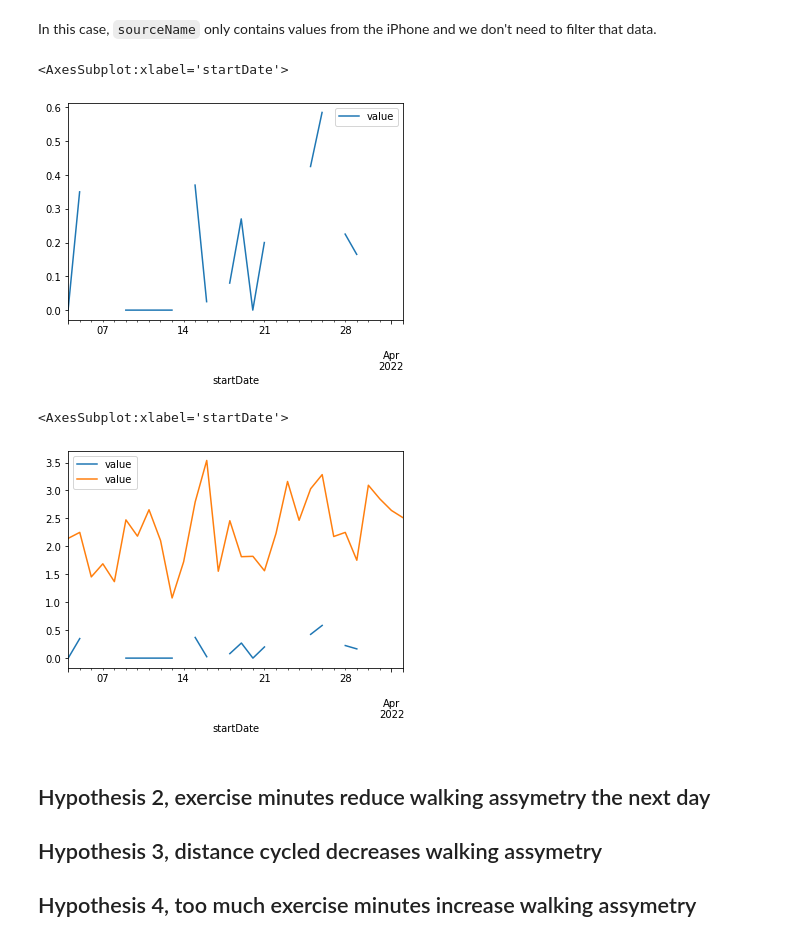
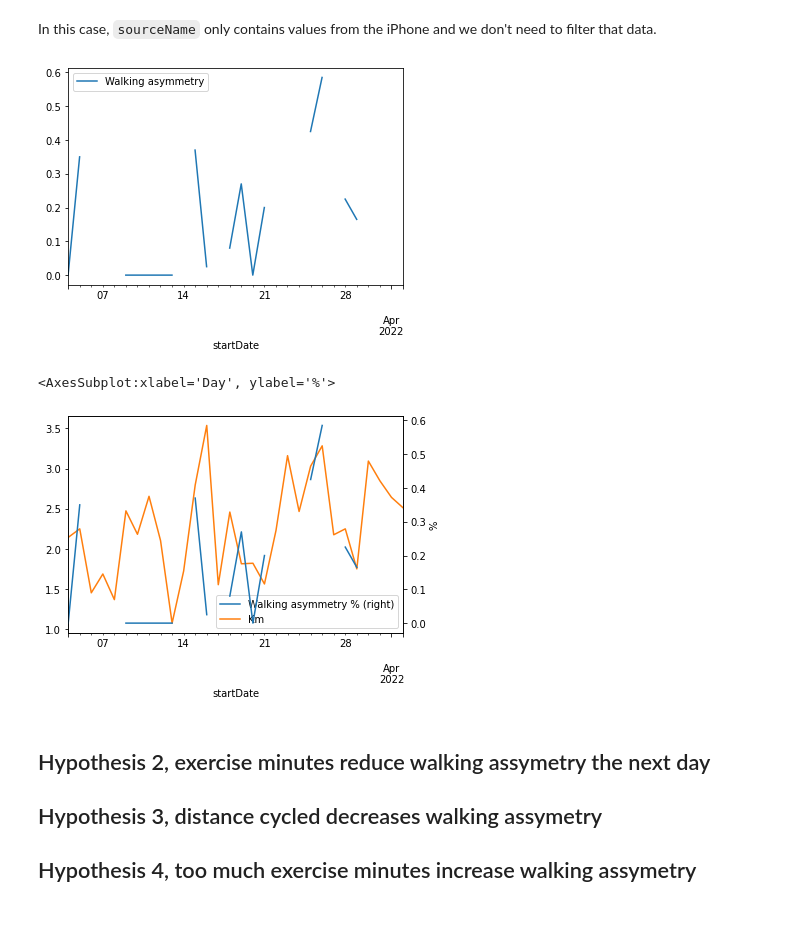
Before and after one commit to brunoamaral/mobility-report, a Jupyter notebook: mobility-report.ipynb, the cells around one changed output. Cells and saved outputs as stored; diff of their text form; code cells hidden in the pictures.

Commit message:
plotting walking distance and asymmetry in the same chart

```diff
--- a/mobility-report.ipynb
+++ b/mobility-report.ipynb
@@ -315,15 +326,19 @@ array(['Sonic Screwdriver', 'SonicScrewdriver'], dtype=object)
 In this case, `sourceName` only contains values from the iPhone and we don't need to filter that data.
 # %%
 walking_asymmetry_day.last('30D').plot()
+L=plt.legend()
+L.get_texts()[0].set_text('Walking asymmetry')
 # %% [output]
-<AxesSubplot:xlabel='startDate'>
-[figure, old version]
+[figure, new version]
+# %%
+walking_distance_day.rename(columns={'value':'Km'},inplace=True)
+walking_asymmetry_day.rename(columns={'value':'Walking asymmetry %'}, inplace=True)
 # %%
-ax=walking_asymmetry_day.last('30D').plot()
-walking_distance_day.last('30D').plot(ax=ax)
+ax=walking_asymmetry_day.last('30D').plot(secondary_y=True)
+walking_distance_day.last('30D').plot(ax=ax,ylabel='%',xlabel='Day')
 # %% [output]
-<AxesSubplot:xlabel='startDate'>
+<AxesSubplot:xlabel='Day', ylabel='%'>
-[figure, old version]
+[figure, new version]
 # %% [markdown]
 ## Hypothesis 2, exercise minutes reduce walking assymetry the next day
 
```
Also changed, not shown: parts of 3 cells of this notebook.
